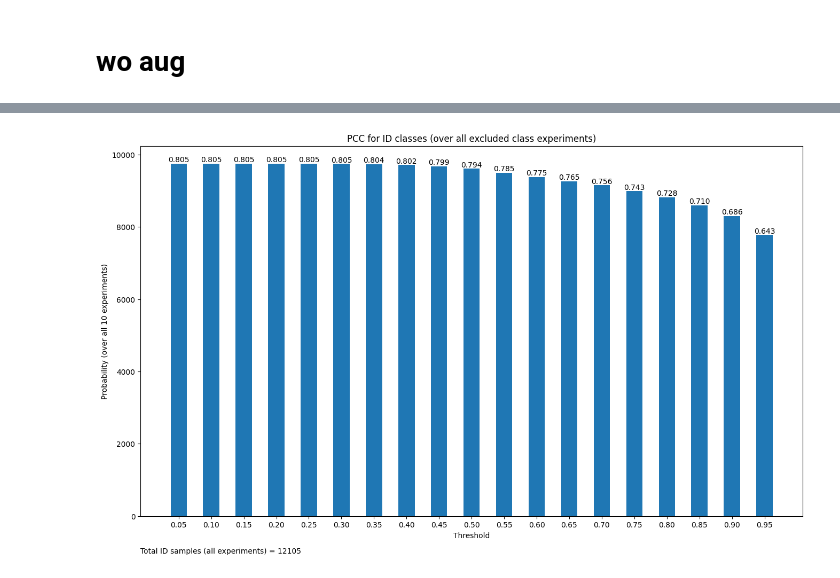
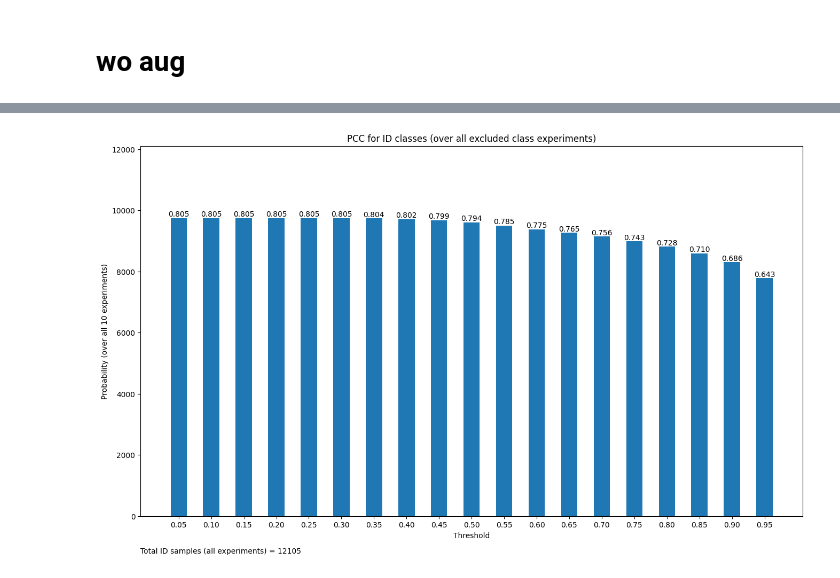
Before and after one commit to alvin-ng44/SAR_ML, a Jupyter notebook: notebooks/SSR/OOD/avg_PCC.ipynb, the cells around one changed output, grey strips where cells are left out. Cells and saved outputs as stored; diff of their text form; code cells hidden in the pictures.

```diff
--- a/notebooks/SSR/OOD/avg_PCC.ipynb
+++ b/notebooks/SSR/OOD/avg_PCC.ipynb
@@ -353,31 +359,33 @@ plt.show()
 threshold = np.arange(0.05, 1.0, 0.05)
 count_above_threshold_all = np.zeros(len(threshold), dtype=int)
 
 for excluded_label in range(10):
     labels = label_full_flat[excluded_label]
     confidences = prob_full_flat[excluded_label]
     preds_og = pred_og_full_flat[excluded_label]
 
     for j, t in enumerate(threshold):
         correct_mask = (labels == preds_og)
         correct_conf = confidences[correct_mask]
         count_above_threshold_all[j] += np.sum(correct_conf >= t)
 
 fig = plt.figure(figsize=(16, 9))
 ax = fig.add_subplot(111)
 ax.bar(threshold, count_above_threshold_all, width=0.025, align='center')
 ax.set_xticks(threshold, [f"{t:.2f}" for t in threshold])
 
 total_id = sum((label_full_flat[i] != i).sum() for i in range(10))
 
 for i, count in enumerate(count_above_threshold_all):
     ax.text(threshold[i], count + 0.5, f"{count/total_id:.3f}", ha='center', va='bottom')
 
 ax.text(0, -0.1, f"Total ID samples (all experiments) = {total_id}", transform=ax.transAxes)
 
+ax.set_ylim(0, 12105)
+
 ax.set_xlabel('Threshold')
 ax.set_ylabel('Probability (over all 10 experiments)')
 ax.set_title('PCC for ID classes (over all excluded class experiments)')
 plt.show()
 # %% [output]
-[figure, old version]
+[figure, new version]
```
Also changed, not shown: parts of 3 cells of this notebook, 1 other file.
